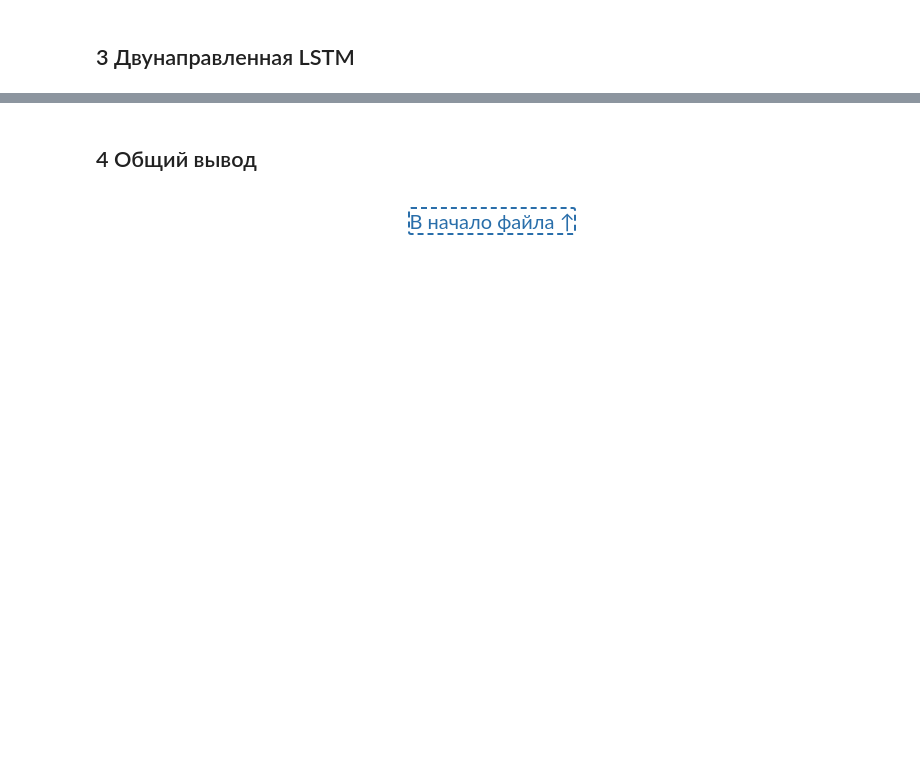
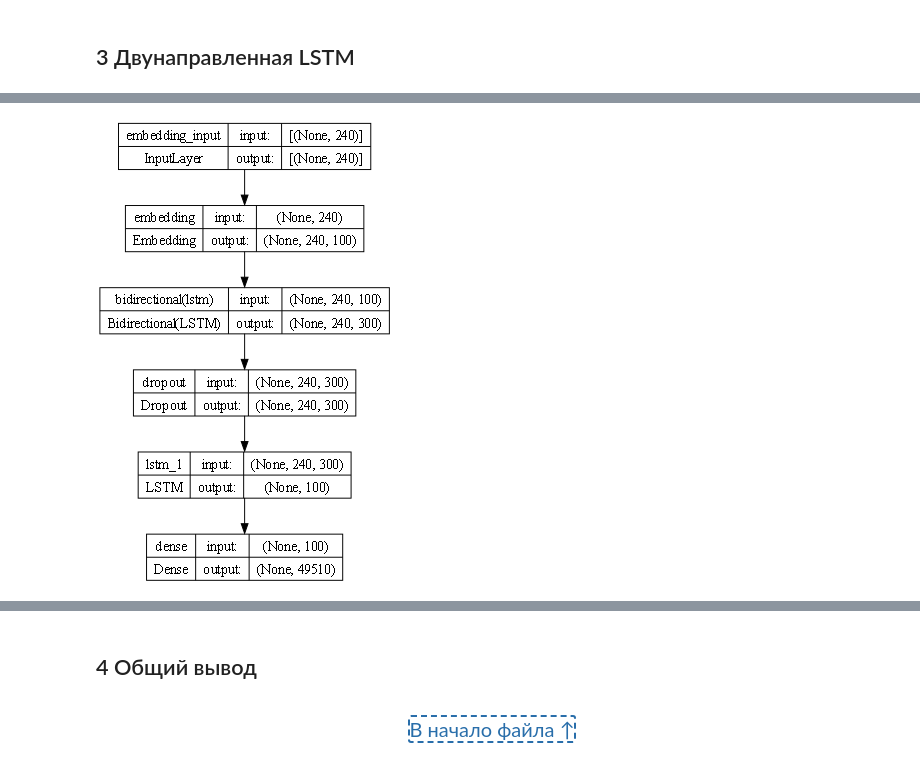
Before and after one commit to tidalinn/mai_term02_magai_lab3_gennn-nlp_lab, a Jupyter notebook: LSTM_bidirectional.ipynb, the cells around one changed output, grey strips where cells are left out. Cells and saved outputs as stored; diff of their text form; code cells hidden in the pictures; blank space fills up the shorter version.

```diff
--- a/LSTM_bidirectional.ipynb
+++ b/LSTM_bidirectional.ipynb
@@ -141,0 +164,2 @@ Total words: 517669
+# %%
+tokenizer.fit_on_texts(text_sentences)
@@ -141,0 +183,2 @@ Total words: 517669
+# %%
+input_sequences = get_sequences(text_sentences)
@@ -141,0 +198,4 @@ Total words: 517669
+# %%
+VOCAB_LEN = len(tokenizer.word_index) + 1
+MAX_SEQ_LEN = max([len(x) for x in input_sequences])
+BATCH_SIZE = 100
@@ -141,0 +230,9 @@ Total words: 517669
+# %%
+lstm = Sequential([
+    Embedding(VOCAB_LEN, BATCH_SIZE, input_length=MAX_SEQ_LEN-1),
+    Bidirectional(LSTM(150, return_sequences=True)),
+    Dropout(0.2),
+    LSTM(100),
+    # Dense(total_words/2, activation='relu', kernel_regularizer=regularizers.l2(0.01)),
+    Dense(VOCAB_LEN, activation='softmax')
+])
@@ -141,0 +265,4 @@ Total words: 517669
+# %%
+plot_model(lstm, 'images/lstm_model.png', show_shapes=True, dpi=70)
+# %% [output]
+[figure, added]
```
Also changed, not shown: parts of 43 cells of this notebook.
